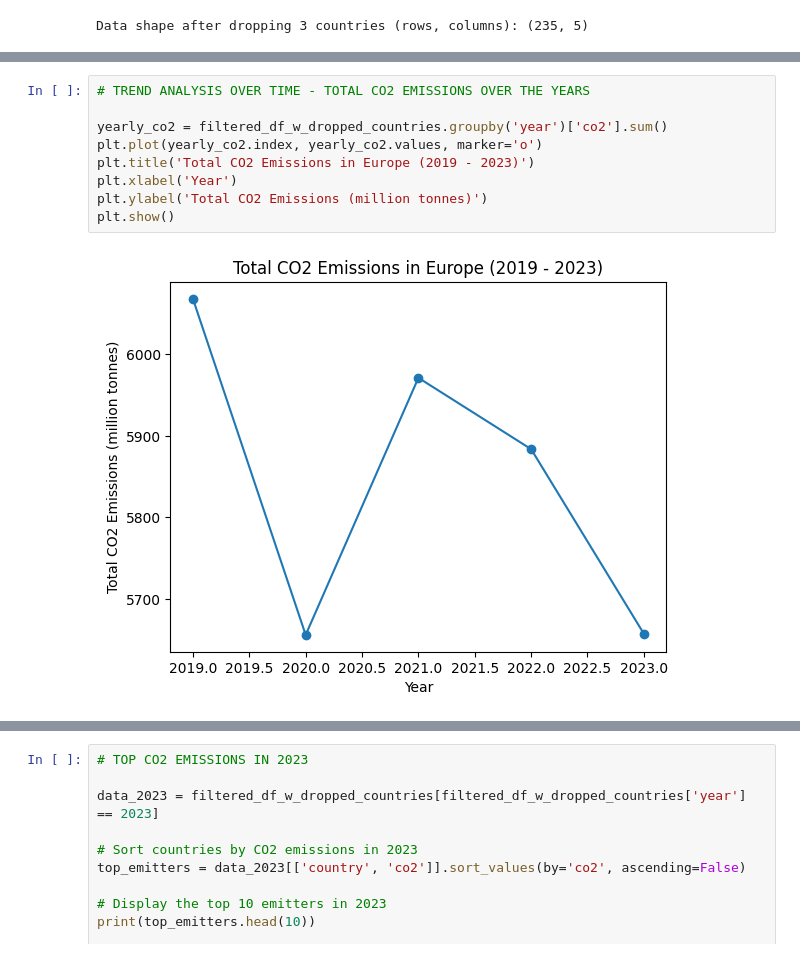
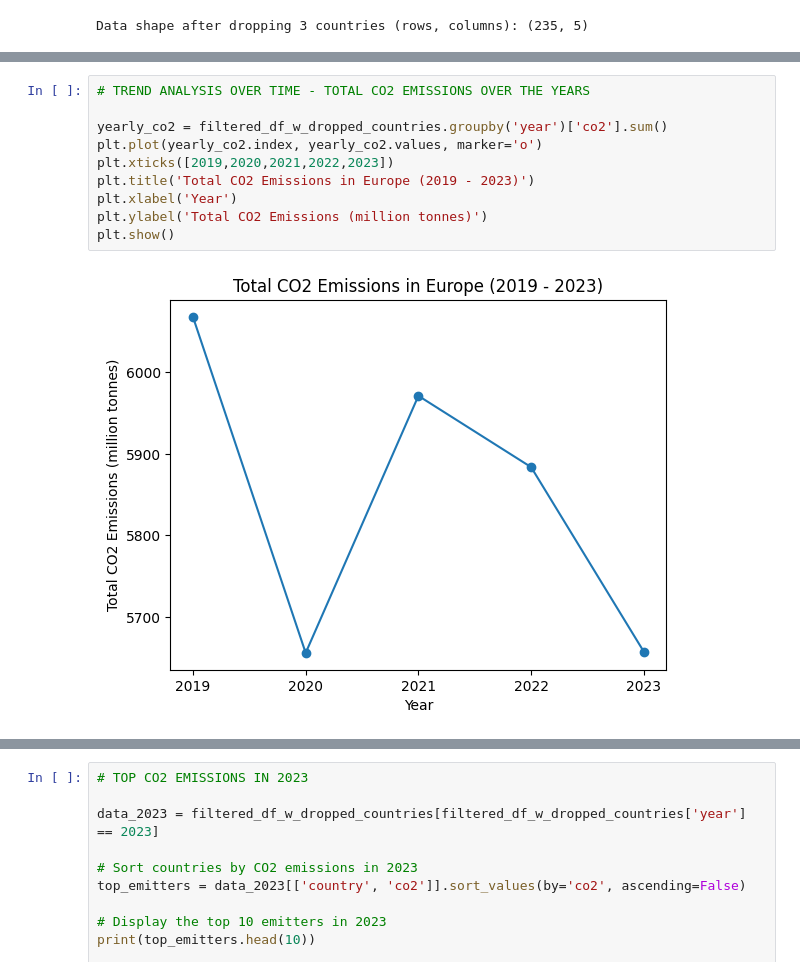
Before and after one commit to mircog991/green-index, a Jupyter notebook: analysis/co2data-analysis.ipynb, the cells around one changed output, grey strips where cells are left out. Drawn from its saved outputs; the diff is of its cells as text.

```diff
--- a/analysis/co2data-analysis.ipynb
+++ b/analysis/co2data-analysis.ipynb
@@ -119,14 +125,15 @@ print(f'{unique_values_count}')
 # %%
 # TREND ANALYSIS OVER TIME - TOTAL CO2 EMISSIONS OVER THE YEARS
 
 yearly_co2 = filtered_df_w_dropped_countries.groupby('year')['co2'].sum()
 plt.plot(yearly_co2.index, yearly_co2.values, marker='o')
+plt.xticks([2019,2020,2021,2022,2023])
 plt.title('Total CO2 Emissions in Europe (2019 - 2023)')
 plt.xlabel('Year')
 plt.ylabel('Total CO2 Emissions (million tonnes)')
 plt.show()
 # %% [output]
-[figure, old version]
+[figure, new version]
 # %%
 # TREND ANALYSIS OVER TIME - CO2 EMISSIONS PER CAPITA THE YEARS
 
```
Also changed, not shown: parts of 9 cells of this notebook, 8 other files.
